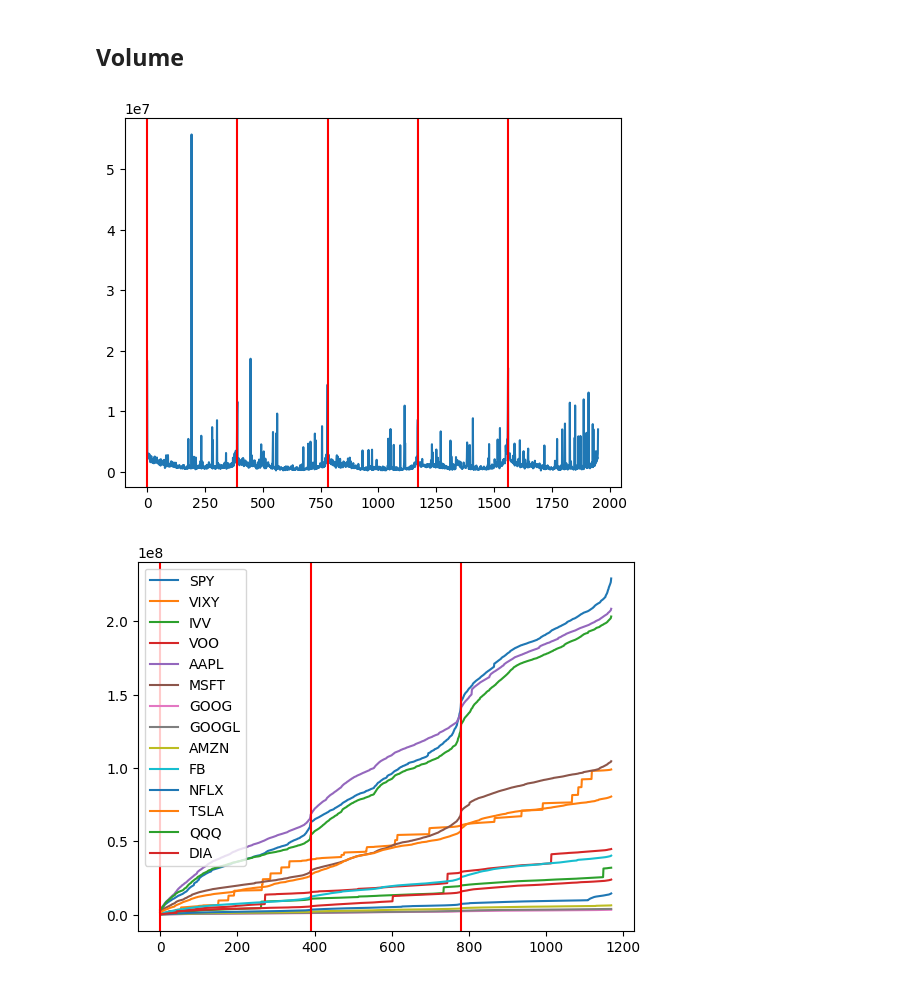
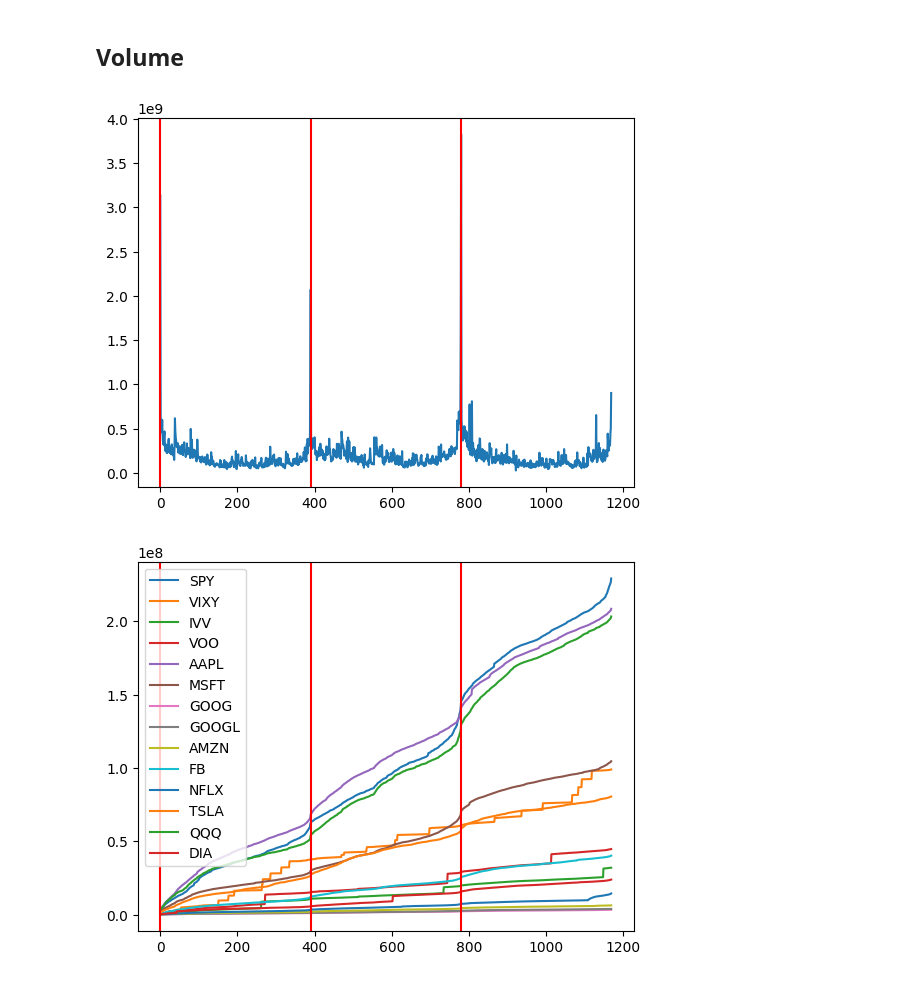
Before and after one commit to Arseni1919/Stocks_Simulator_1, a Jupyter notebook: jupiter_notebooks/analysis_1.ipynb, the cells around one changed output. Saved outputs shown, nothing was run; the diff lists cells and outputs as text; code cells hidden in the pictures.

```diff
--- a/jupiter_notebooks/analysis_1.ipynb
+++ b/jupiter_notebooks/analysis_1.ipynb
@@ -19,7 +20,8 @@ all assets: ['SPY', 'TLT', 'AAPL', 'AMZN', 'DIA', 'FB', 'GLD', 'GOOG', 'GOOGL',
 ## stocks, corp_bonds, gov_bonds, commodities
 # %%
 # stocks, corp_bonds, gov_bonds, commodities
-stocks = ['SPY', 'VIXY', 'IVV', 'VOO', 'AAPL', 'MSFT', 'GOOG', 'GOOGL', 'AMZN', 'FB', 'NFLX', 'TSLA', 'QQQ', 'DIA']
+stocks = ['AAPL', 'MSFT', 'GOOG', 'GOOGL', 'AMZN', 'FB', 'NFLX', 'TSLA']
+stock_etfs = ['SPY', 'VIXY', 'IVV', 'VOO', 'QQQ', 'DIA']
 corp_bonds = ['VCSH', 'IGSB', 'VCIT', 'LQD']
 gov_bonds = ['SHY', 'IEF', 'GOVT', 'TLT']
 commodities = ['IAU', 'GLD']
@@ -129,19 +131,20 @@ plt.show()
 # %% [markdown]
 ## Volume
 # %%
-curr_days = all_daytimes[-5:]
+curr_days = all_daytimes[-3:]
 all_volumes = np.zeros(len(get_full_data('SPY', curr_days)[0]))
-for asset in all_assets:
+# for asset in all_assets:
+for asset in stocks:
     asset_prices, asset_volumes = get_full_data(asset, curr_days)
-    all_volumes += asset_volumes
+    all_volumes += asset_volumes * asset_prices
 
 plt.plot(all_volumes)
 for i in range(len(all_volumes)):
     if i % 390 == 0:
         plt.axvline(x = i, color = 'r')
 plt.show()
 # %% [output]
-[figure, old version]
+[figure, new version]
 # %%
 curr_days = all_daytimes[-3:]
 data_length = len(get_full_data('SPY', curr_days)[0])
```
Also changed, not shown: parts of 3 cells of this notebook, 3 other files.
